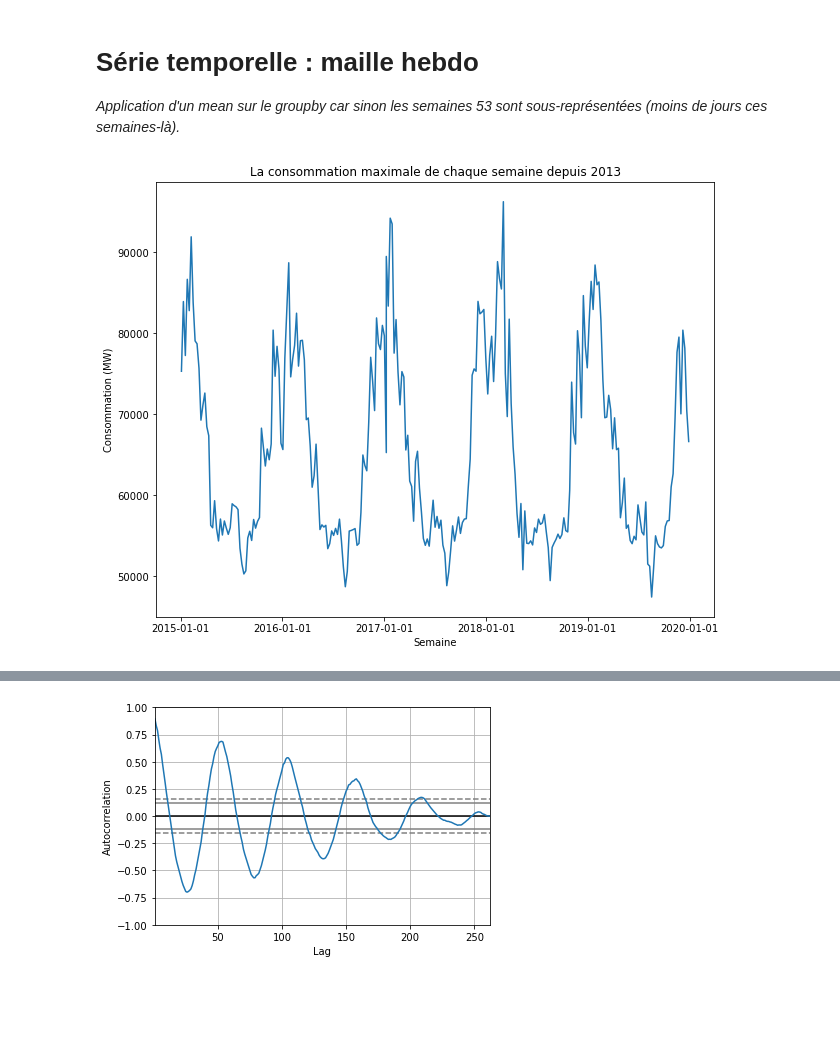
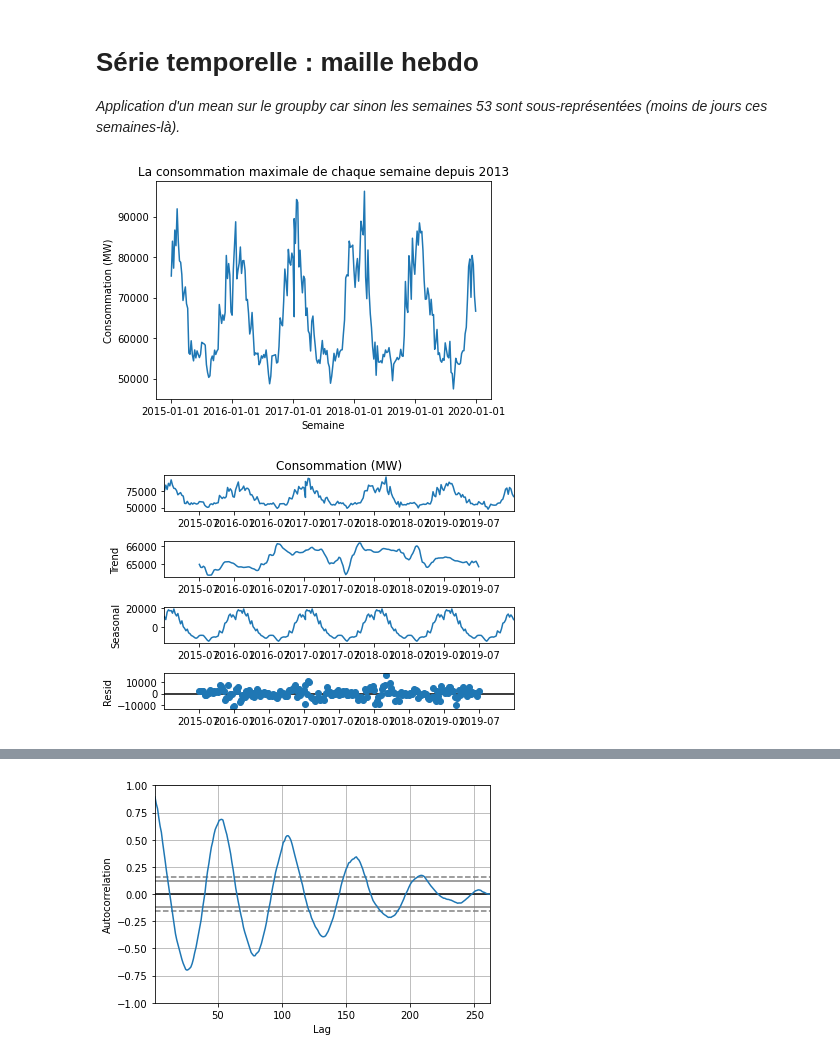
Before and after one commit to simondac/Py-wer, a Jupyter notebook: Modelisation_serie_temporelle_hebdo.ipynb, the cells around one changed output, grey strips where cells are left out. Saved outputs shown, nothing was run; the diff lists cells and outputs as text; code cells hidden in the pictures; blank space fills up the shorter version.

```diff
--- a/Modelisation_serie_temporelle_hebdo.ipynb
+++ b/Modelisation_serie_temporelle_hebdo.ipynb
@@ -81,11 +83,18 @@ conso_nationale_hebdo = df_rte
 *Application d'un mean sur le groupby car sinon les semaines 53 sont sous-représentées (moins de jours ces semaines-là).*
 # %%
 # Graphique
-plt.figure(figsize=(10, 8))
+plt.figure(figsize=(6, 4))
 plt.plot(conso_nationale_hebdo.index, conso_nationale_hebdo['Consommation (MW)']);
 plt.title('La consommation maximale de chaque semaine depuis 2013')
 plt.xlabel('Semaine')
 plt.ylabel('Consommation (MW)')
 plt.xticks(['2015-01', '2016-01', '2017-01', '2018-01', '2019-01', '2020-01']);
 # %% [output]
-[figure, old version]
+[figure, new version]
+# %%
+seasonal_add = sm.tsa.seasonal_decompose(conso_nationale_hebdo['Consommation (MW)'], model='additive', period=52)
+
+fig = seasonal_add.plot()
+fig.set_size_inches((6, 4));
+# %% [output]
+[figure, added]
```
Also changed, not shown: parts of 12 cells of this notebook, 2 other files.
